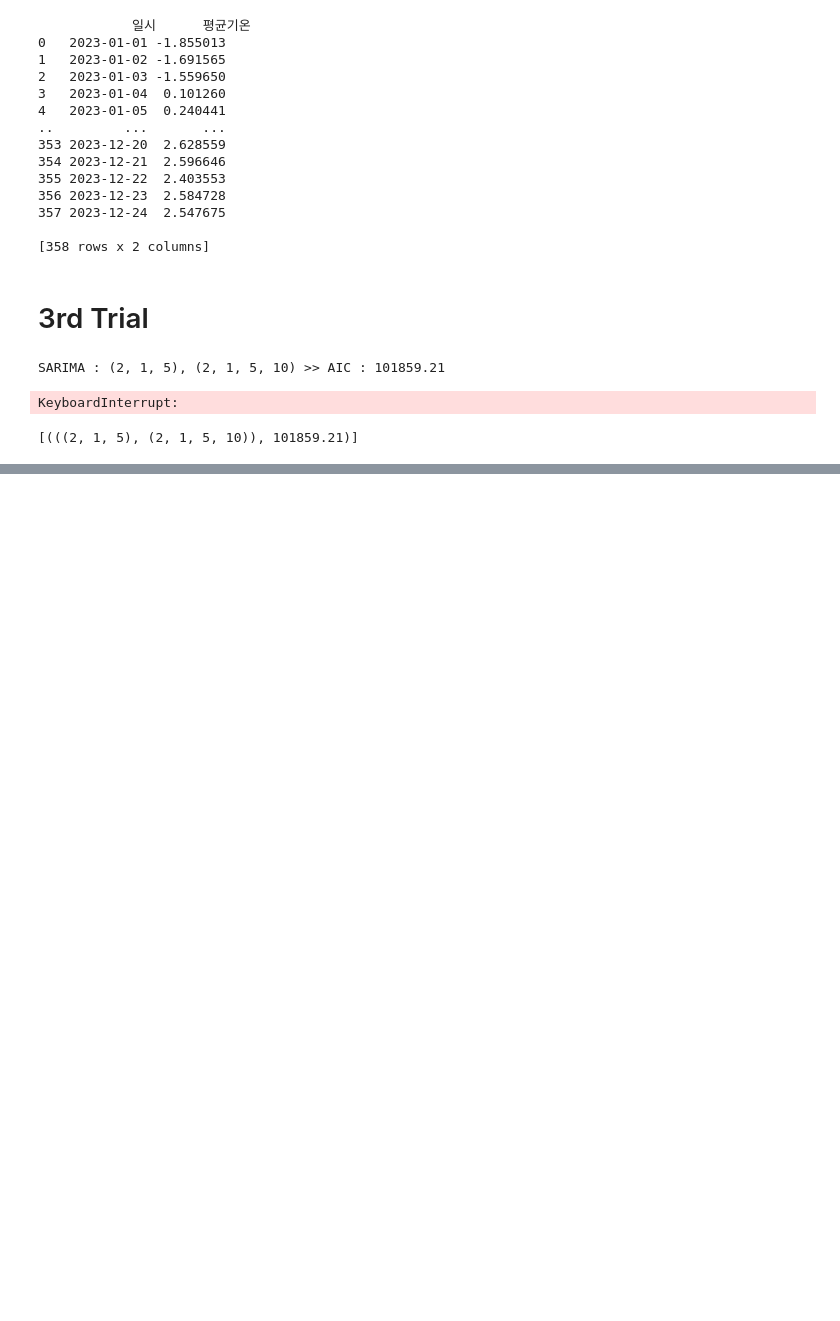
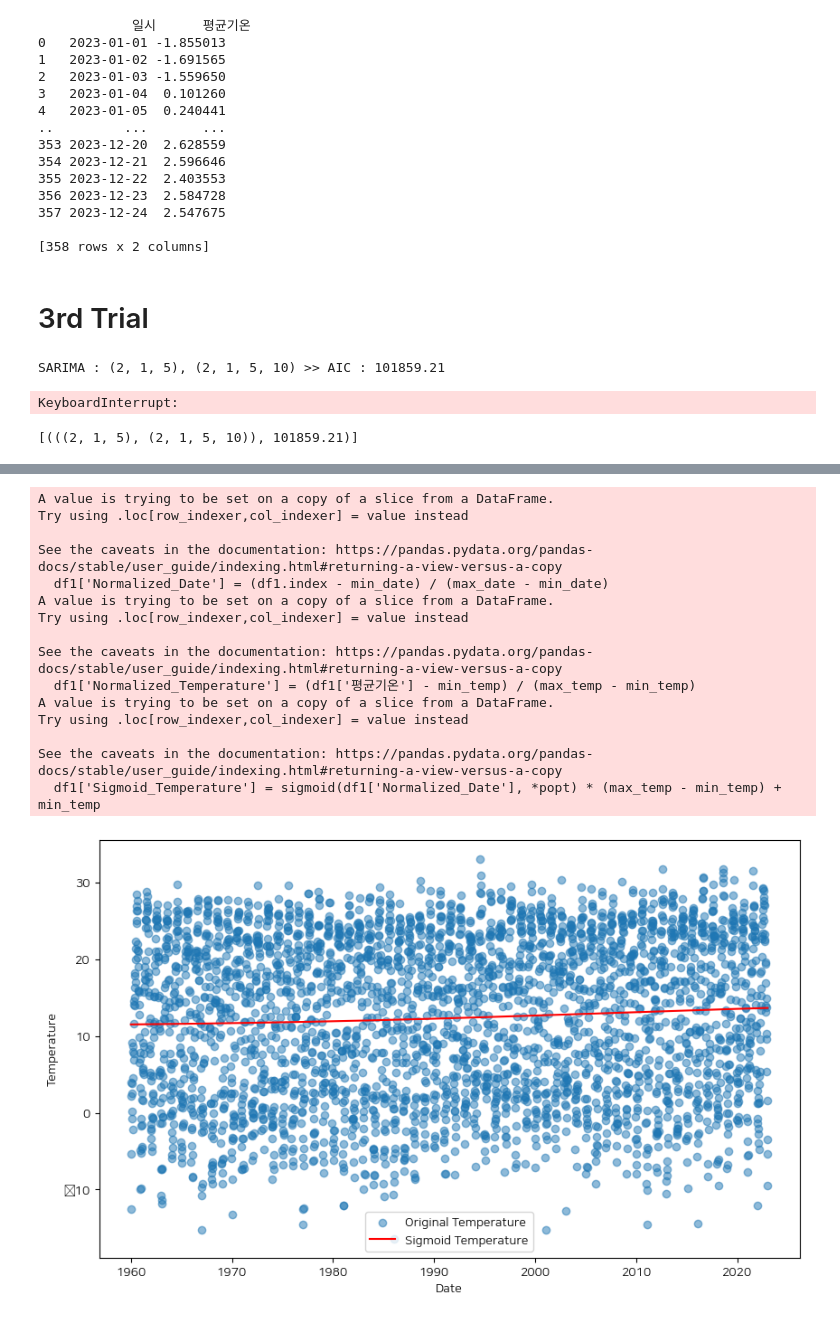
Before and after one commit to syl0702/dacon_seoul_climate, a Jupyter notebook: analysis.ipynb, the cells around one changed output, grey strips where cells are left out. Cells and saved outputs as stored; diff of their text form; code cells hidden in the pictures; blank space fills up the shorter version.

```diff
--- a/analysis.ipynb
+++ b/analysis.ipynb
@@ -573,0 +1353,16 @@ forecast_df.to_csv('sub_3.csv', index=False)
+# %%
+# 데이터프레임에서 인덱스를 포함한 '일시' 열을 날짜 형식으로 변환 (이미 날짜 형식이 아닌 경우)
+df1.index = pd.to_datetime(df1.index)
+
+# 시작 날짜와 끝 날짜 지정
+start_date = '1960-01-03'
+end_date = '2022-12-31'  # 2022년 12월 31일까지
+
+# 시작 날짜와 끝 날짜를 포함하는 날짜 범위 생성
+date_range = pd.date_range(start=start_date, end=end_date, freq='7D')  # 7일씩 증가하는 날짜 범위
+
+# 인덱스(일시)가 주어진 범위에 속하는 행들을 추출
+df1 = df1[df1.index.isin(date_range)]
+
+# 추출된 데이터 확인
+df1
@@ -573,0 +1384,49 @@ forecast_df.to_csv('sub_3.csv', index=False)
+# %%
+# Generate a sigmoid function
+def sigmoid(x, a, b, c, d):
+    return a / (1 + np.exp(-b * (x - c))) + d
+
+# Convert 'Date' column to datetime if it's not already in datetime format
+df1.index = pd.to_datetime(df1.index)
+
+# Normalize date values to a range between 0 and 1
+min_date = df1.index.min()
+max_date = df1.index.max()
+df1['Normalized_Date'] = (df1.index - min_date) / (max_date - min_date)
+
+# Normalize temperature values to a range between 0 and 1
+min_temp = df1['평균기온'].min()
+max_temp = df1['평균기온'].max()
+df1['Normalized_Temperature'] = (df1['평균기온'] - min_temp) / (max_temp - min_temp)
+
+# Fit the sigmoid function to your normalized temperature data
+popt, _ = curve_fit(sigmoid, df1['Normalized_Date'], df1['Normalized_Temperature'])
+
+# Create a new column with the sigmoid-transformed temperature values
+df1['Sigmoid_Temperature'] = sigmoid(df1['Normalized_Date'], *popt) * (max_temp - min_temp) + min_temp
+
+# Plot the sigmoid transformation and original temperature data
+plt.figure(figsize=(10, 6))
+plt.scatter(df1.index, df1['평균기온'], label='Original Temperature', alpha=0.5)
+plt.plot(df1.index, df1['Sigmoid_Temperature'], color='red', label='Sigmoid Temperature')
+plt.xlabel('Date')
+plt.ylabel('Temperature')
+plt.legend()
+plt.show()
+# %% [output]
+A value is trying to be set on a copy of a slice from a DataFrame.
+Try using .loc[row_indexer,col_indexer] = value instead
+
+See the caveats in the documentation: https://pandas.pydata.org/pandas-docs/stable/user_guide/indexing.html#returning-a-view-versus-a-copy
+  df1['Normalized_Date'] = (df1.index - min_date) / (max_date - min_date)
+A value is trying to be set on a copy of a slice from a DataFrame.
+Try using .loc[row_indexer,col_indexer] = value instead
+
+See the caveats in the documentation: https://pandas.pydata.org/pandas-docs/stable/user_guide/indexing.html#returning-a-view-versus-a-copy
+  df1['Normalized_Temperature'] = (df1['평균기온'] - min_temp) / (max_temp - min_temp)
+A value is trying to be set on a copy of a slice from a DataFrame.
+Try using .loc[row_indexer,col_indexer] = value instead
+
+See the caveats in the documentation: https://pandas.pydata.org/pandas-docs/stable/user_guide/indexing.html#returning-a-view-versus-a-copy
+  df1['Sigmoid_Temperature'] = sigmoid(df1['Normalized_Date'], *popt) * (max_temp - min_temp) + min_temp
+[figure, added]
```
Also changed, not shown: parts of 96 cells of this notebook, 5 other files.
